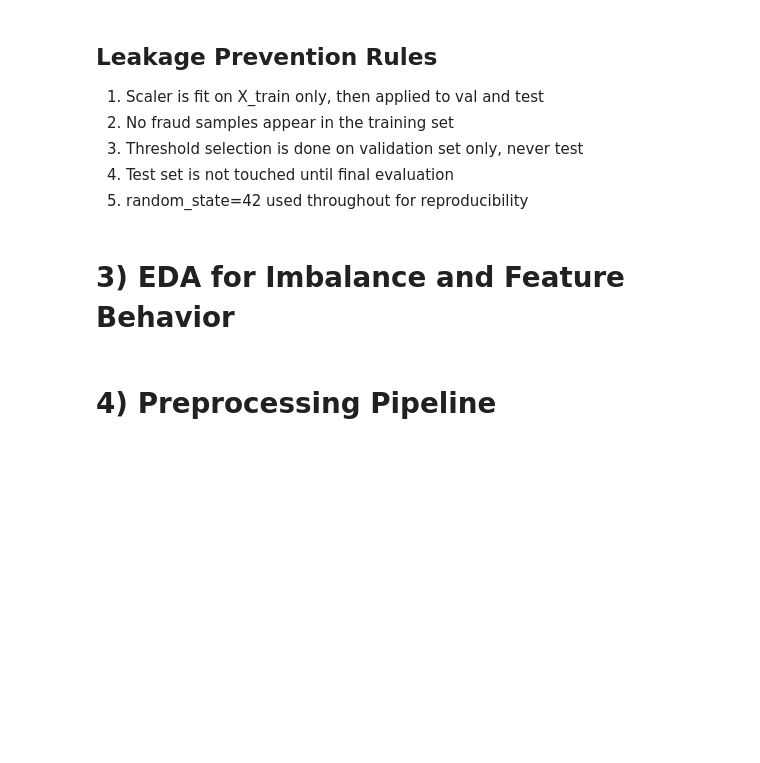
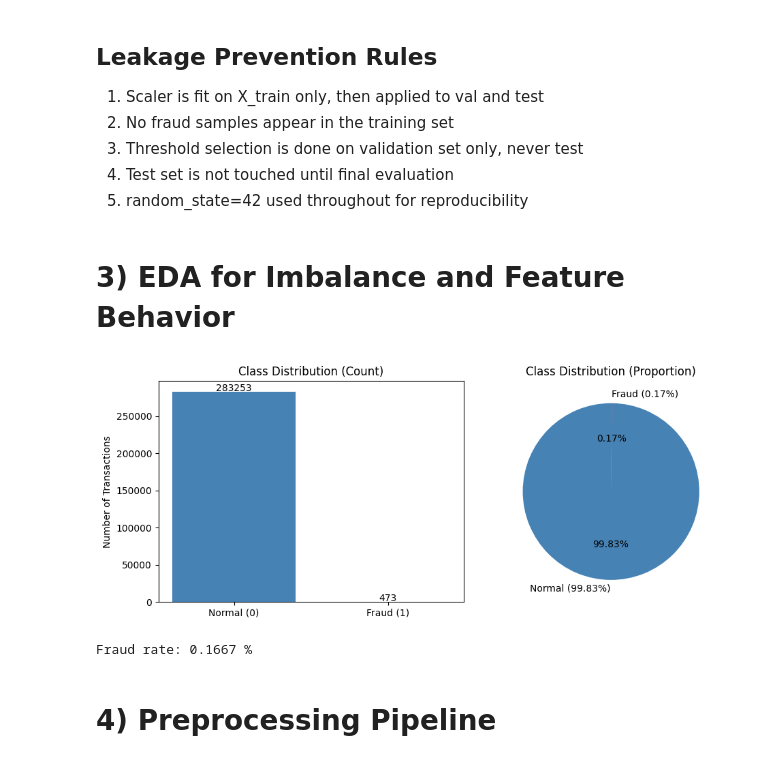
Before and after one commit to Basma-e/ECE447-Anomaly-Detection, a Jupyter notebook: notebooks/memberA/memberA_eda_statistical.ipynb, the cells around one changed output. Cells and saved outputs as stored; diff of their text form; code cells hidden in the pictures; blank space fills up the shorter version.

Commit message:
AD-05: EDA visuals, class imbalance, feature distributions, PCA projection

```diff
--- a/notebooks/memberA/memberA_eda_statistical.ipynb
+++ b/notebooks/memberA/memberA_eda_statistical.ipynb
@@ -258,7 +258,32 @@ Test:       56888 samples (237 fraud)
 # %%
 # Class distribution
 # Feature distributions
 # Correlation heatmap
+import matplotlib.pyplot as plt
+import seaborn as sns
+
+fig, axes = plt.subplots(1, 2, figsize=(10, 4))
+
+# Count plot
+counts = df['Class'].value_counts()
+axes[0].bar(['Normal (0)', 'Fraud (1)'], counts.values, color=['steelblue', 'crimson'])
+axes[0].set_title('Class Distribution (Count)')
+axes[0].set_ylabel('Number of Transactions')
+for i, v in enumerate(counts.values):
+    axes[0].text(i, v + 500, str(v), ha='center')
+
+# Percentage plot
+axes[1].pie(counts.values, labels=['Normal (99.83%)', 'Fraud (0.17%)'],
+            colors=['steelblue', 'crimson'], autopct='%1.2f%%', startangle=90)
+axes[1].set_title('Class Distribution (Proportion)')
+
+plt.tight_layout()
+plt.savefig('../../artifacts/figures/class_distribution.png')
+plt.show()
+print("Fraud rate:", round(counts[1] / counts.sum() * 100, 4), "%")
+# %% [output]
+[figure, added]
+Fraud rate: 0.1667 %
 # %% [markdown]
 # 4) Preprocessing Pipeline
 # %%
```
Also changed, not shown: 5 other files.
